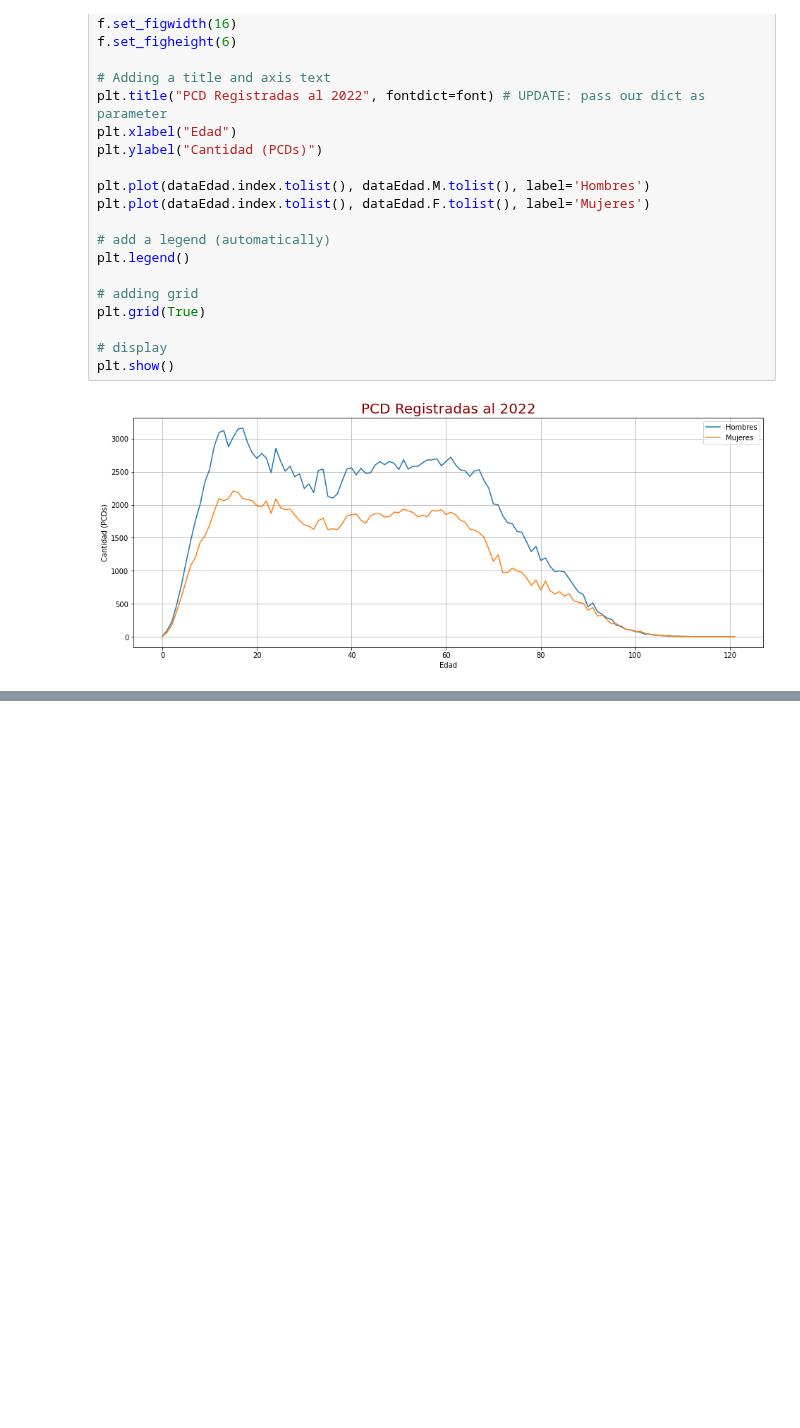
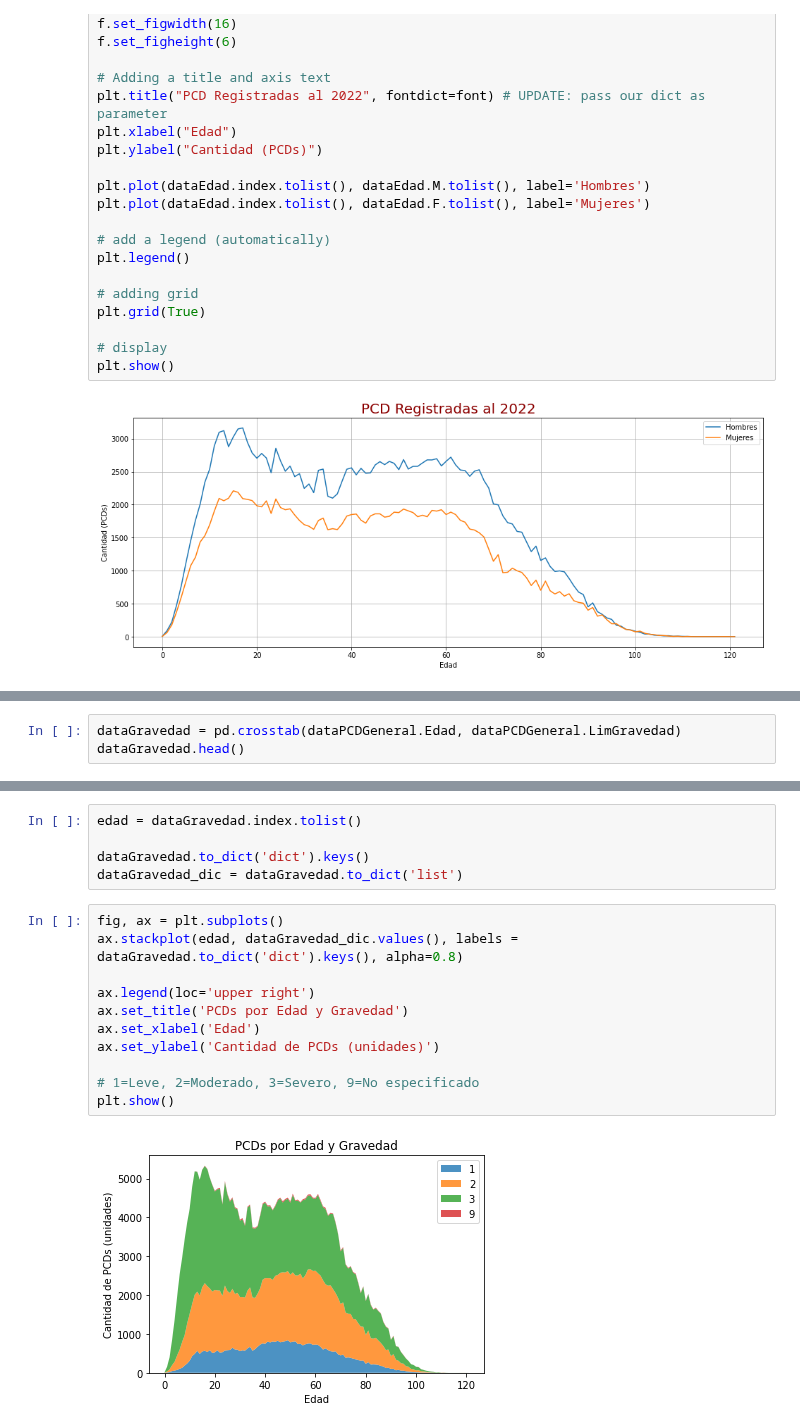
Before and after one commit to CVilaNet/PCDAyac, a Jupyter notebook: SIRNPD.ipynb, the cells around one changed output, grey strips where cells are left out. Cells and saved outputs as stored; diff of their text form; blank space fills up the shorter version.

```diff
--- a/SIRNPD.ipynb
+++ b/SIRNPD.ipynb
@@ -198,0 +395,3 @@ dataEdad
+# %%
+dataGravedad = pd.crosstab(dataPCDGeneral.Edad, dataPCDGeneral.LimGravedad)
+dataGravedad.head()
@@ -198,0 +406,18 @@ dataEdad
+# %%
+edad = dataGravedad.index.tolist()
+
+dataGravedad.to_dict('dict').keys()
+dataGravedad_dic = dataGravedad.to_dict('list')
+# %%
+fig, ax = plt.subplots()
+ax.stackplot(edad, dataGravedad_dic.values(), labels = dataGravedad.to_dict('dict').keys(), alpha=0.8)
+
+ax.legend(loc='upper right')
+ax.set_title('PCDs por Edad y Gravedad')
+ax.set_xlabel('Edad')
+ax.set_ylabel('Cantidad de PCDs (unidades)')
+
+# 1=Leve, 2=Moderado, 3=Severo, 9=No especificado
+plt.show()
+# %% [output]
+[figure, added]
```
Also changed, not shown: parts of 31 cells of this notebook.
